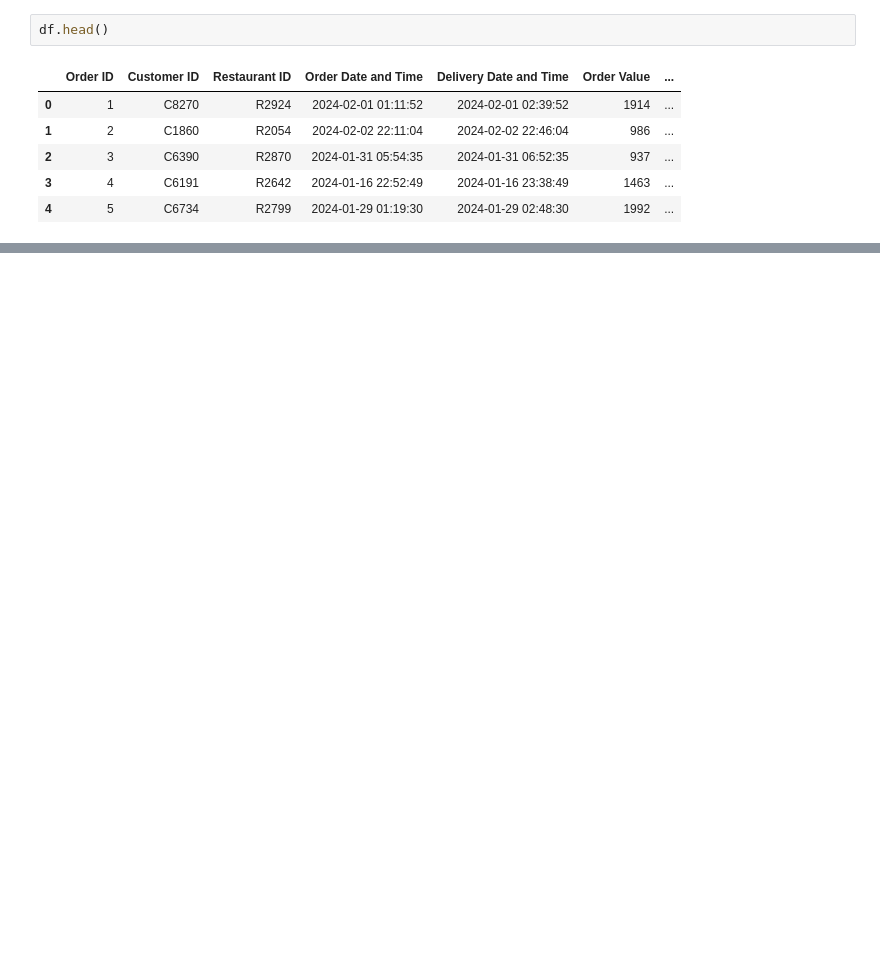
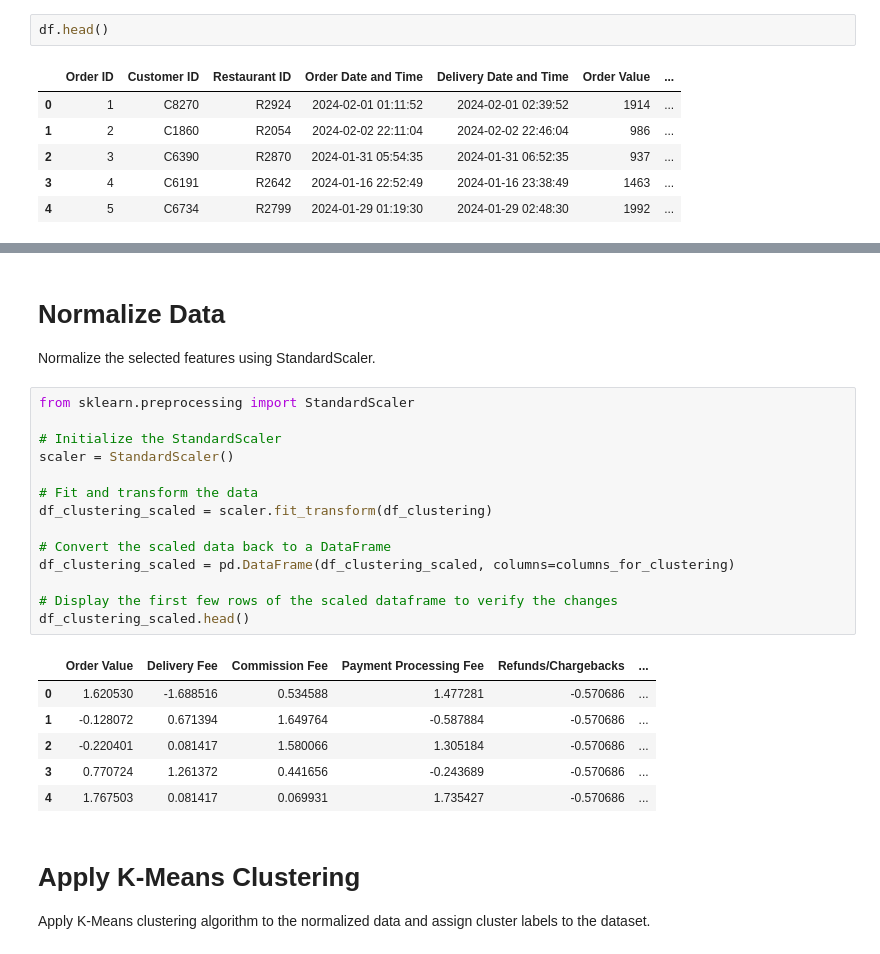
Before and after one commit to marcanthonny/projectDSML, a Jupyter notebook: kelompok5.ipynb, the cells around one changed output, grey strips where cells are left out. Cells and saved outputs as stored; diff of their text form; blank space fills up the shorter version.

```diff
--- a/kelompok5.ipynb
+++ b/kelompok5.ipynb
@@ -201,0 +100,27 @@ plt.show()
+# %% [markdown]
+# Normalize Data
+Normalize the selected features using StandardScaler.
+# %%
+from sklearn.preprocessing import StandardScaler
+
+# Initialize the StandardScaler
+scaler = StandardScaler()
+
+# Fit and transform the data
+df_clustering_scaled = scaler.fit_transform(df_clustering)
+
+# Convert the scaled data back to a DataFrame
+df_clustering_scaled = pd.DataFrame(df_clustering_scaled, columns=columns_for_clustering)
+
+# Display the first few rows of the scaled dataframe to verify the changes
+df_clustering_scaled.head()
+# %% [output]
+|  | Order Value | Delivery Fee | Commission Fee | Payment Processing Fee | Refunds/Chargebacks | ... |
+| 0 | 1.620530 | -1.688516 | 0.534588 | 1.477281 | -0.570686 | ... |
+| 1 | -0.128072 | 0.671394 | 1.649764 | -0.587884 | -0.570686 | ... |
+| 2 | -0.220401 | 0.081417 | 1.580066 | 1.305184 | -0.570686 | ... |
+| 3 | 0.770724 | 1.261372 | 0.441656 | -0.243689 | -0.570686 | ... |
+| 4 | 1.767503 | 0.081417 | 0.069931 | 1.735427 | -0.570686 | ... |
+# %% [markdown]
+# Apply K-Means Clustering
+Apply K-Means clustering algorithm to the normalized data and assign cluster labels to the dataset.
```
Also changed, not shown: parts of 24 cells of this notebook, 1 other file.
